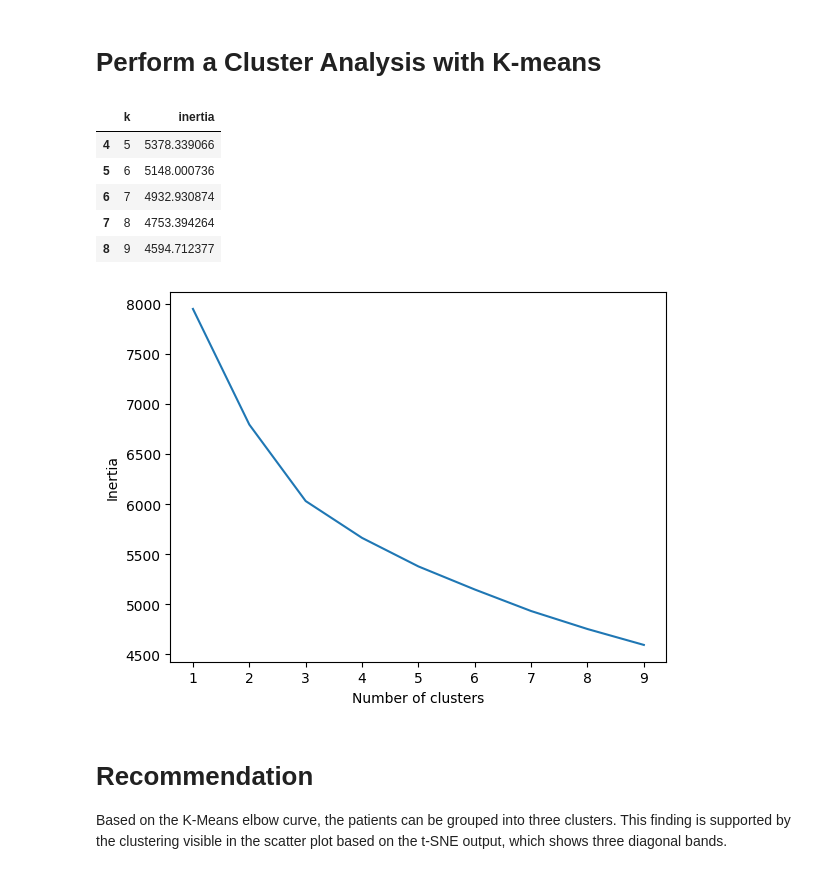
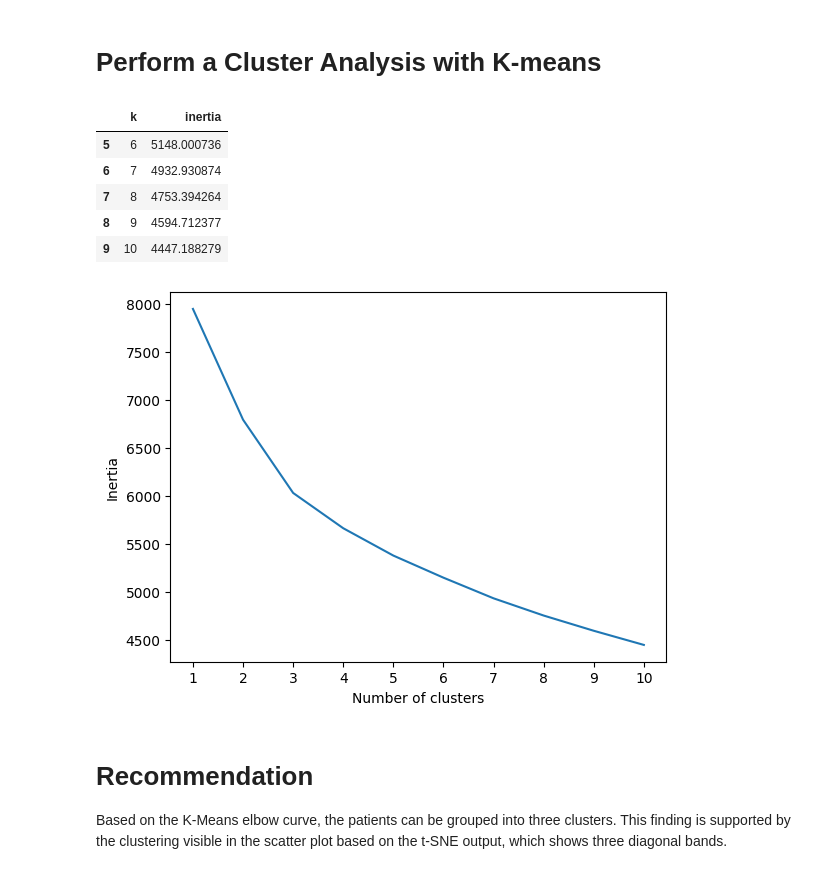
Before and after one commit to meeyoungPH/unsupervised-machine-learning-challenge, a Jupyter notebook: algorithms.ipynb, the cells around one changed output. Drawn from its saved outputs; the diff is of its cells as text; code cells hidden in the pictures.

Commit message:
updated range for kmeans

```diff
--- a/algorithms.ipynb
+++ b/algorithms.ipynb
@@ -97,7 +97,7 @@ plt.show()
 # %%
 # identify the best number of clusters using the elbow curve
 inertia = []
-k = list(range(1,10))
+k = list(range(1,11))
 
 # calculate the inertia for the range of k values
 for i in k:
@@ -111,20 +111,20 @@ df_elbow = pd.DataFrame(elbow_data)
 df_elbow.tail()
 # %% [output]
 |  | k | inertia |
-| 4 | 5 | 5378.339066 |
 | 5 | 6 | 5148.000736 |
 | 6 | 7 | 4932.930874 |
 | 7 | 8 | 4753.394264 |
 | 8 | 9 | 4594.712377 |
+| 9 | 10 | 4447.188279 |
 # %%
 # plot the elbow curve
 plt.plot(df_elbow['k'], df_elbow['inertia'])
-plt.xticks(range(1,10))
+plt.xticks(range(1,11))
 plt.xlabel('Number of clusters')
 plt.ylabel('Inertia')
 plt.show()
 # %% [output]
-[figure, old version]
+[figure, new version]
 # %% [markdown]
 # Recommendation
 
```
Also changed, not shown: parts of 1 cell of this notebook.
